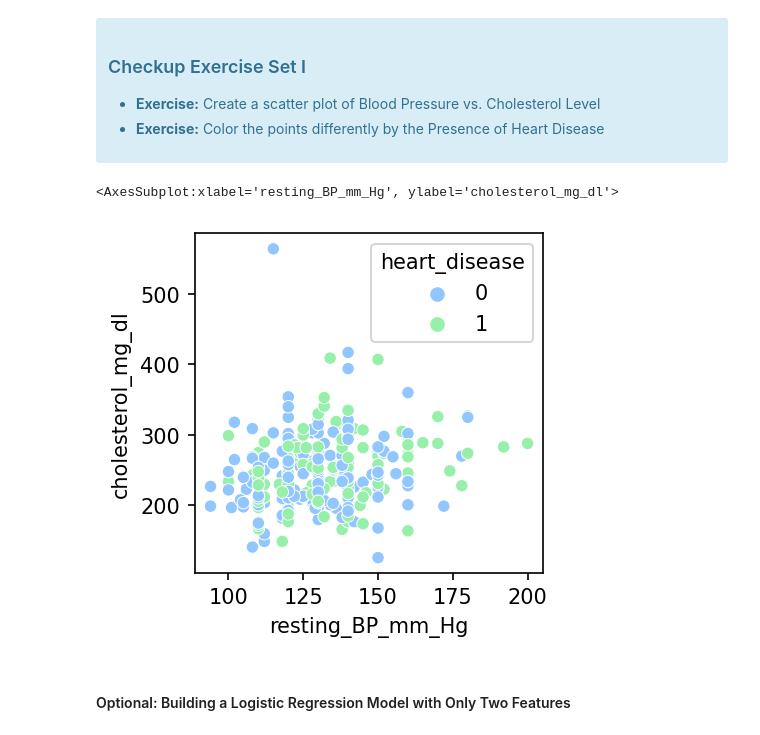
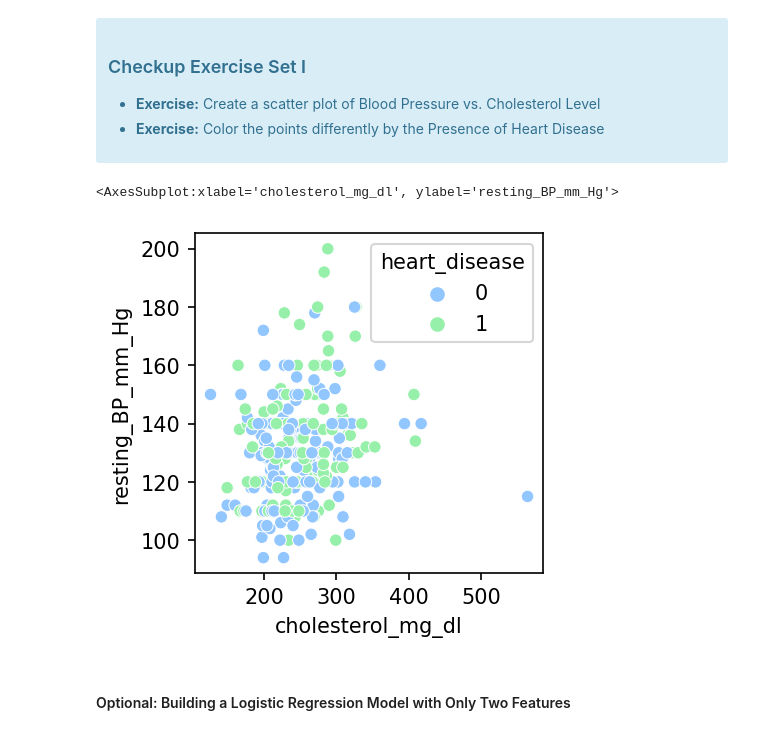
Before and after one commit to Kevin-Kwasnik/case-study--logistic-regression, a Jupyter notebook: Logistic Regression Advanced Case Study.ipynb, the cells around one changed output. Saved outputs shown, nothing was run; the diff lists cells and outputs as text; code cells hidden in the pictures.

```diff
--- a/Logistic Regression Advanced Case Study.ipynb
+++ b/Logistic Regression Advanced Case Study.ipynb
@@ -523,10 +523,10 @@ Finally, the concepts discussed above can be easily generalized to ICPs with a n
 </ul>
 </div>
 # %%
-sns.scatterplot(x='resting_BP_mm_Hg', y='cholesterol_mg_dl', data=dflog, hue='heart_disease')
+sns.scatterplot(x='cholesterol_mg_dl', y='resting_BP_mm_Hg', data=dflog, hue='heart_disease')
 # %% [output]
-<AxesSubplot:xlabel='resting_BP_mm_Hg', ylabel='cholesterol_mg_dl'>
+<AxesSubplot:xlabel='cholesterol_mg_dl', ylabel='resting_BP_mm_Hg'>
-[figure, old version]
+[figure, new version]
 # %% [markdown]
 #### Optional: Building a Logistic Regression Model with Only Two Features
 # %% [markdown]
```
Also changed, not shown: parts of 6 cells of this notebook.
